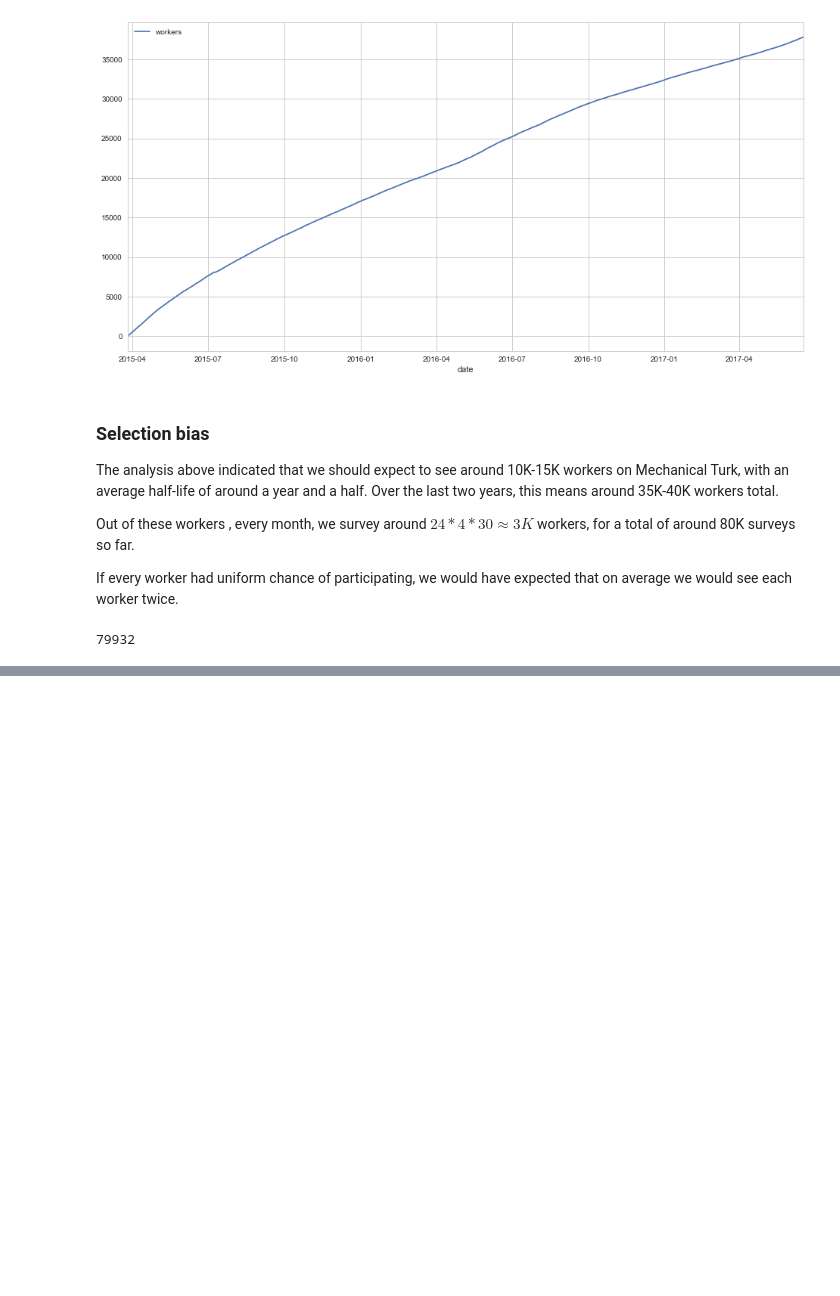
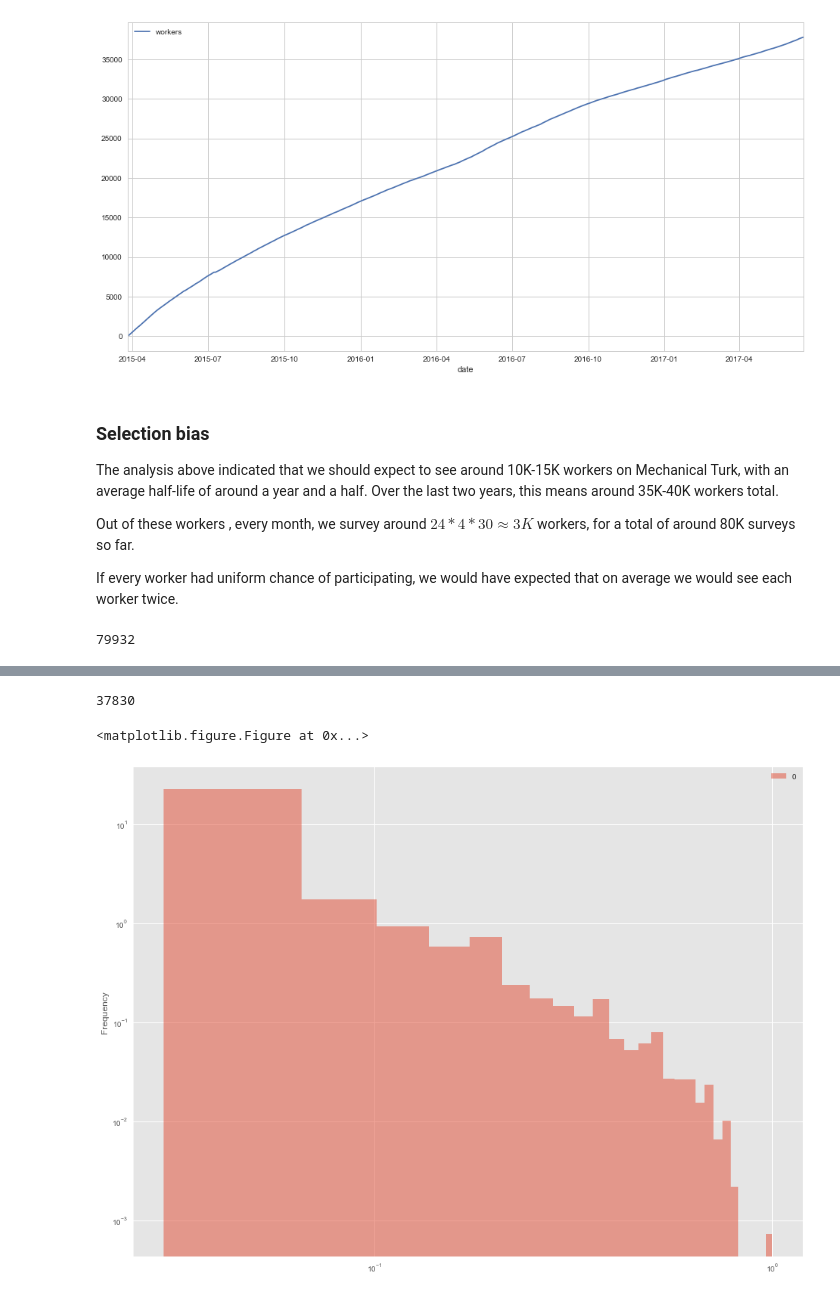
Before and after one commit to ipeirotis/mturk_demographics, a Jupyter notebook: 3_Selection_Bias.ipynb, the cells around one changed output, grey strips where cells are left out. Cells and saved outputs as stored; diff of their text form; code cells hidden in the pictures; blank space fills up the shorter version.

```diff
--- a/3_Selection_Bias.ipynb
+++ b/3_Selection_Bias.ipynb
@@ -155,6 +159,0 @@ cnt.plot.scatter(x='index', y='worker_id', logy=True, logx=True)
-# %%
-import scipy, scipy.stats
-x = scipy.linspace(1,35,35)
-pmf = scipy.stats.binom.pmf(x,80000,1/50000)
-df_binom = pd.DataFrame(pmf)
-df_binom.plot(logy=True, logx=True)
@@ -164,3 +159,0 @@ df_binom.plot(logy=True, logx=True)
-# %%
-x = df['worker_id'].value_counts().value_counts(normalize=True).sort_index()
-x
@@ -189,0 +160,13 @@ array([ 1,  2,  3,  4,  5,  6,  7,  8,  9, 10, 11, 12, 13, 14, 15, 16, 17,
+# %%
+import scipy
+import random
+
+data = []
+mx_freq = max(x.index)
+for i,v in x.iteritems():
+    tmp = [i/mx_freq] * v
+    data.extend(tmp)
+
+random.shuffle(data)
+
+scipy.stats.beta.fit(data, scale=1, loc=0)
@@ -189,0 +179,4 @@ array([ 1,  2,  3,  4,  5,  6,  7,  8,  9, 10, 11, 12, 13, 14, 15, 16, 17,
+# %%
+len(data)
+# %% [output]
+37830
@@ -189,0 +281,14 @@ array([ 1,  2,  3,  4,  5,  6,  7,  8,  9, 10, 11, 12, 13, 14, 15, 16, 17,
+# %%
+import matplotlib
+import matplotlib.pyplot as plt
+
+matplotlib.rcParams['figure.figsize'] = (16.0, 12.0)
+matplotlib.style.use('ggplot')
+# %%
+plt.figure(figsize=(12,8))
+ax = pd.DataFrame(data).plot(kind='hist', bins=27, normed=True, alpha=0.5, logx=True,logy=True)
+# Save plot limits
+dataYLim = ax.get_ylim()
+# %% [output]
+<matplotlib.figure.Figure at 0x...>
+[figure, added]
```
Also changed, not shown: parts of 17 cells of this notebook, 1 other file.
